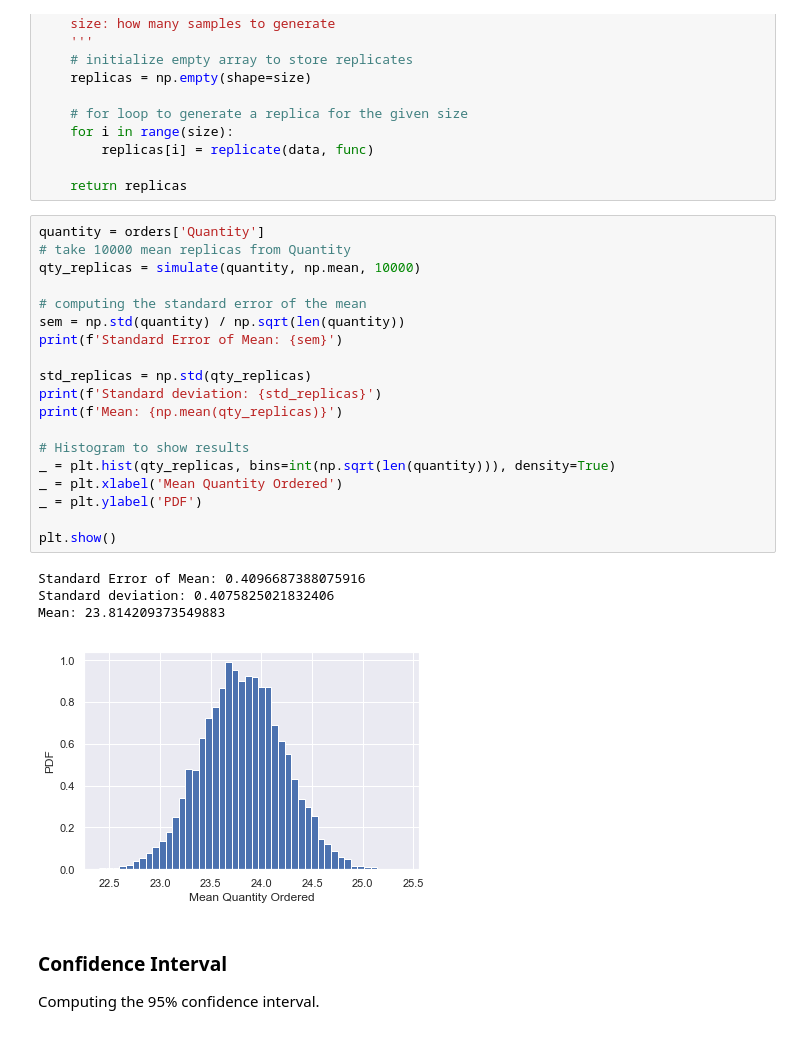
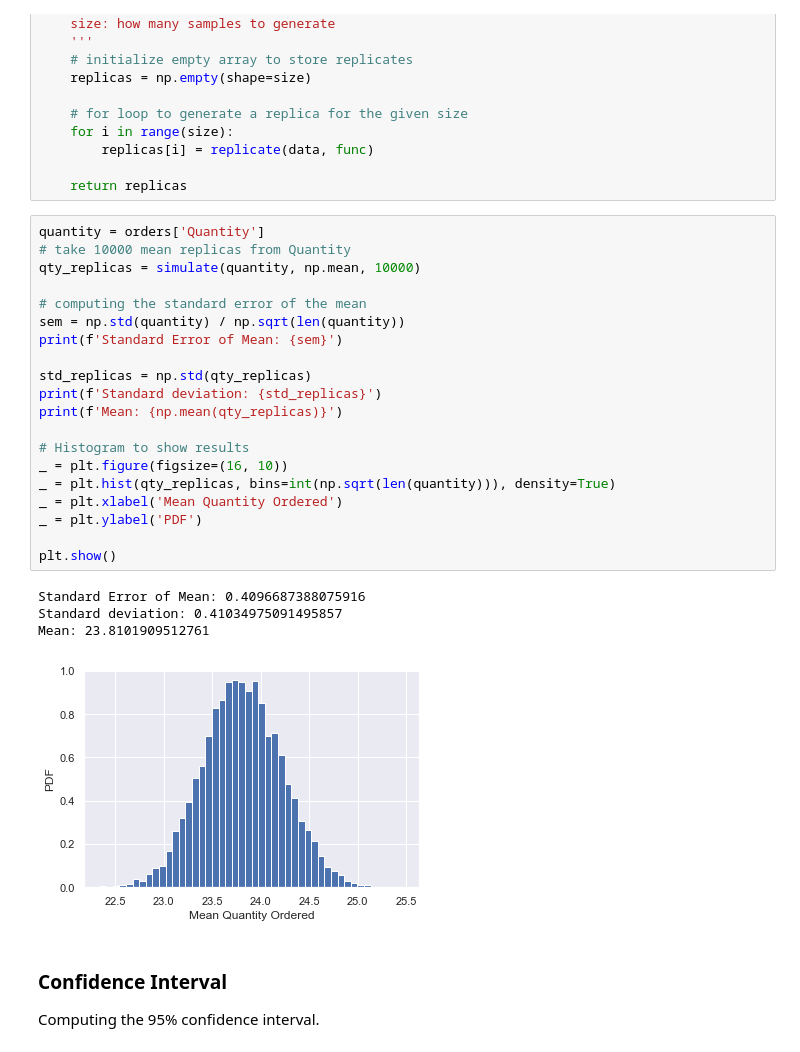
Before and after one commit to nitdip/dsc-2-final-project-online-ds-pt-100118, a Jupyter notebook: student.ipynb, the cells around one changed output. Cells and saved outputs as stored; diff of their text form.

```diff
--- a/student.ipynb
+++ b/student.ipynb
@@ -323,27 +323,28 @@ def simulate(data, func, size=1):
 # %%
 quantity = orders['Quantity']
 # take 10000 mean replicas from Quantity
 qty_replicas = simulate(quantity, np.mean, 10000)
 
 # computing the standard error of the mean
 sem = np.std(quantity) / np.sqrt(len(quantity))
 print(f'Standard Error of Mean: {sem}')
 
 std_replicas = np.std(qty_replicas)
 print(f'Standard deviation: {std_replicas}')
 print(f'Mean: {np.mean(qty_replicas)}')
 
 # Histogram to show results
+_ = plt.figure(figsize=(16, 10))
 _ = plt.hist(qty_replicas, bins=int(np.sqrt(len(quantity))), density=True)
 _ = plt.xlabel('Mean Quantity Ordered')
 _ = plt.ylabel('PDF')
 
 plt.show()
 # %% [output]
 Standard Error of Mean: 0.4096687388075916
-Standard deviation: 0.4075825021832406
-Mean: 23.814209373549883
+Standard deviation: 0.41034975091495857
+Mean: 23.8101909512761
-[figure, old version]
+[figure, new version]
 # %% [markdown]
 ### Confidence Interval
 
```
Also changed, not shown: parts of 52 cells of this notebook.
